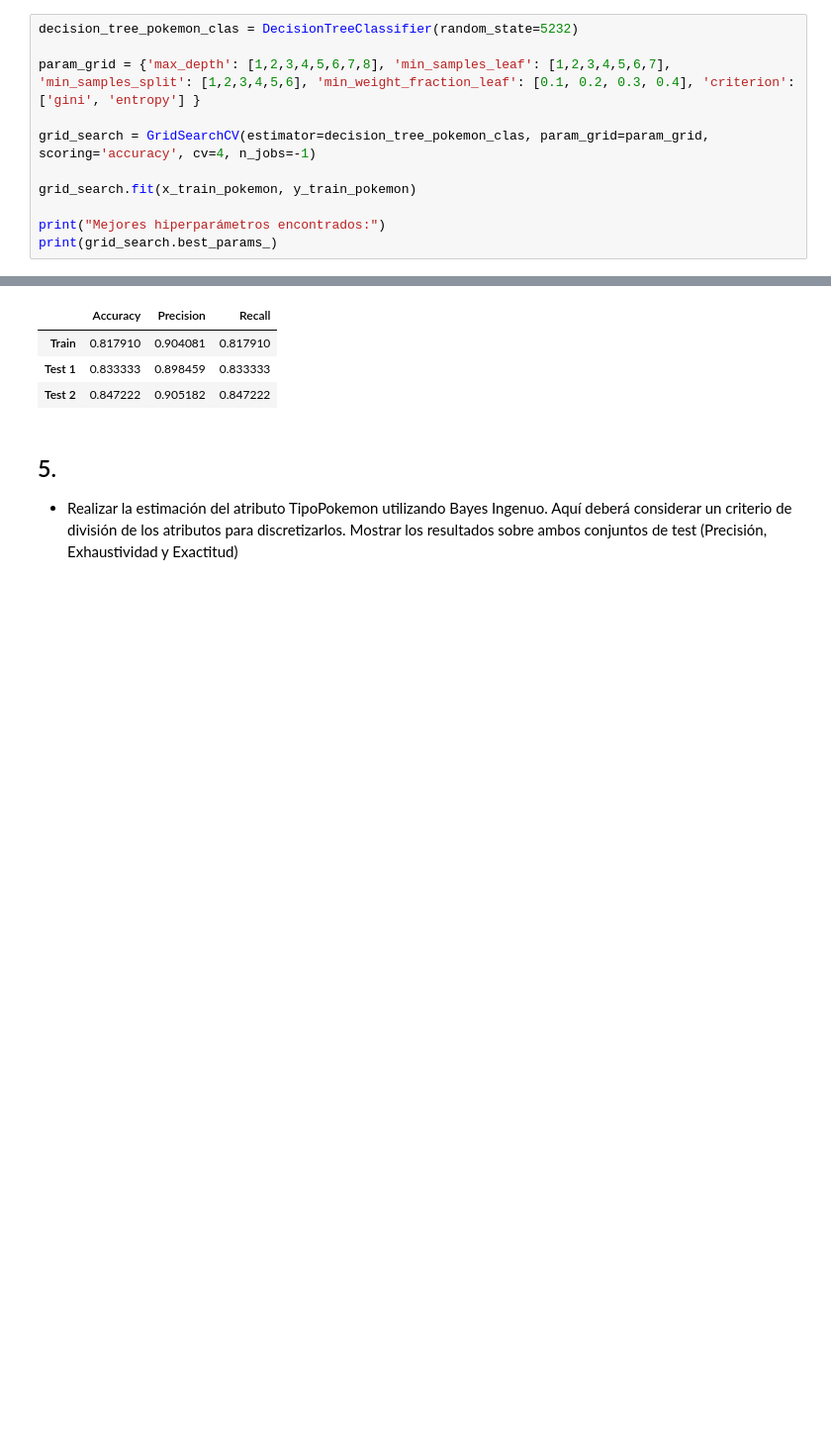
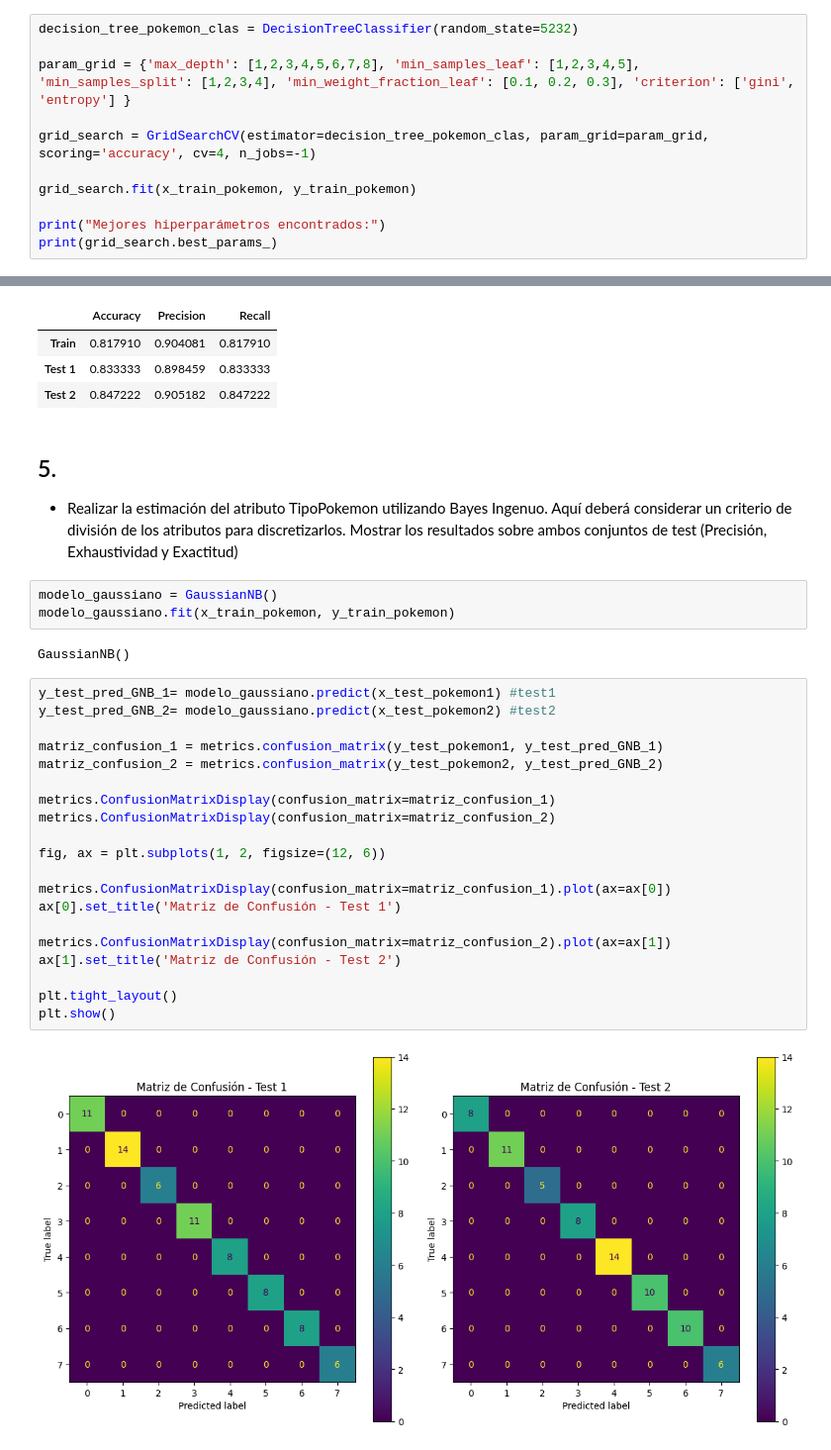
Before and after one commit to Nicolas-Noir/MdD-TUIA-2024, a Jupyter notebook: TP2/TP_Mineria_de_datos.ipynb, the cells around one changed output, grey strips where cells are left out. Shown at 99% size. Drawn from its saved outputs; the diff is of its cells as text; blank space fills up the shorter version.

```diff
--- a/TP2/TP_Mineria_de_datos.ipynb
+++ b/TP2/TP_Mineria_de_datos.ipynb
@@ -255,7 +261,7 @@ plt.show()
 # %%
 decision_tree_pokemon_clas = DecisionTreeClassifier(random_state=5232)
 
-param_grid = {'max_depth': [1,2,3,4,5,6,7,8], 'min_samples_leaf': [1,2,3,4,5,6,7], 'min_samples_split': [1,2,3,4,5,6], 'min_weight_fraction_leaf': [0.1, 0.2, 0.3, 0.4], 'criterion': ['gini', 'entropy'] }
+param_grid = {'max_depth': [1,2,3,4,5,6,7,8], 'min_samples_leaf': [1,2,3,4,5], 'min_samples_split': [1,2,3,4], 'min_weight_fraction_leaf': [0.1, 0.2, 0.3], 'criterion': ['gini', 'entropy'] }
 
 grid_search = GridSearchCV(estimator=decision_tree_pokemon_clas, param_grid=param_grid, scoring='accuracy', cv=4, n_jobs=-1)
 
@@ -314,3 +320,30 @@ df_resultados
 ## 5.
 
 * Realizar la estimación del atributo TipoPokemon utilizando Bayes Ingenuo. Aquí deberá considerar un criterio de división de los atributos para discretizarlos. Mostrar los resultados sobre ambos conjuntos de test (Precisión, Exhaustividad y Exactitud)
+# %%
+modelo_gaussiano = GaussianNB()
+modelo_gaussiano.fit(x_train_pokemon, y_train_pokemon)
+# %% [output]
+GaussianNB()
+# %%
+y_test_pred_GNB_1= modelo_gaussiano.predict(x_test_pokemon1) #test1
+y_test_pred_GNB_2= modelo_gaussiano.predict(x_test_pokemon2) #test2
+
+matriz_confusion_1 = metrics.confusion_matrix(y_test_pokemon1, y_test_pred_GNB_1)
+matriz_confusion_2 = metrics.confusion_matrix(y_test_pokemon2, y_test_pred_GNB_2)
+
+metrics.ConfusionMatrixDisplay(confusion_matrix=matriz_confusion_1)
+metrics.ConfusionMatrixDisplay(confusion_matrix=matriz_confusion_2)
+
+fig, ax = plt.subplots(1, 2, figsize=(12, 6))
+
+metrics.ConfusionMatrixDisplay(confusion_matrix=matriz_confusion_1).plot(ax=ax[0])
+ax[0].set_title('Matriz de Confusión - Test 1')
+
+metrics.ConfusionMatrixDisplay(confusion_matrix=matriz_confusion_2).plot(ax=ax[1])
+ax[1].set_title('Matriz de Confusión - Test 2')
+
+plt.tight_layout()
+plt.show()
+# %% [output]
+[figure, added]
```
Also changed, not shown: parts of 17 cells of this notebook.
